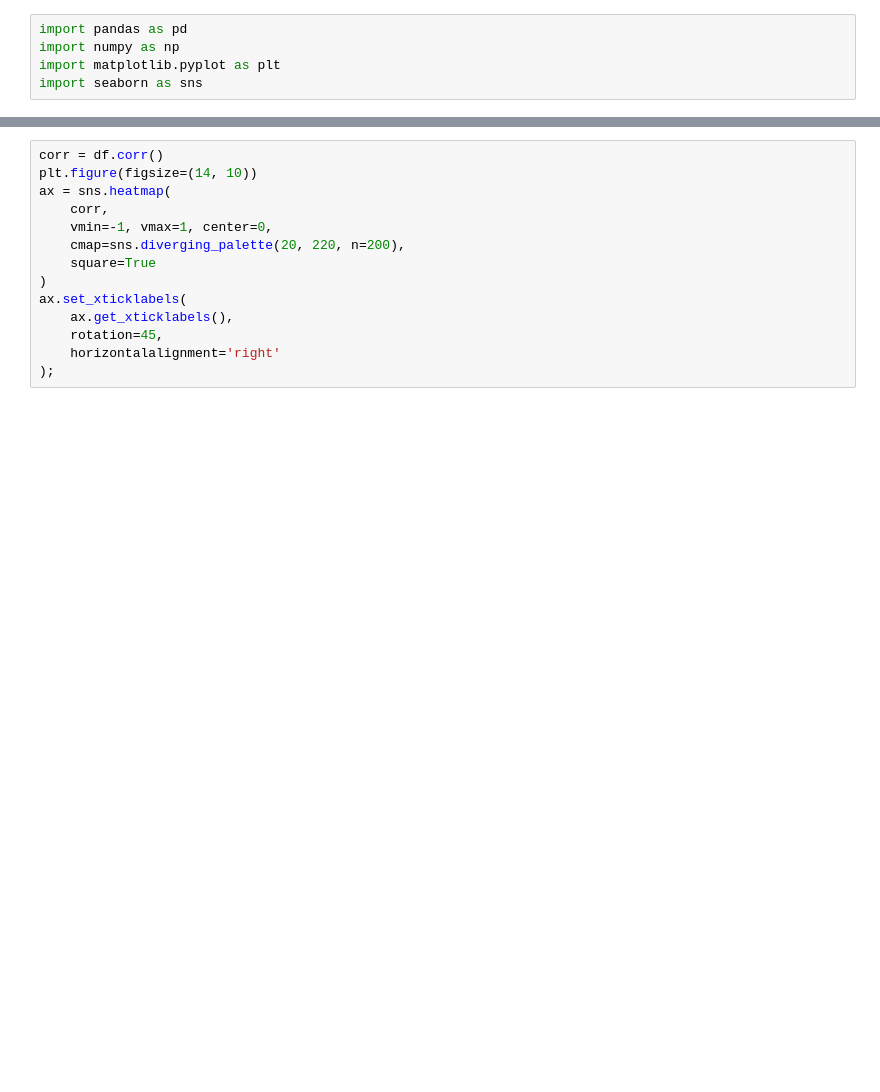
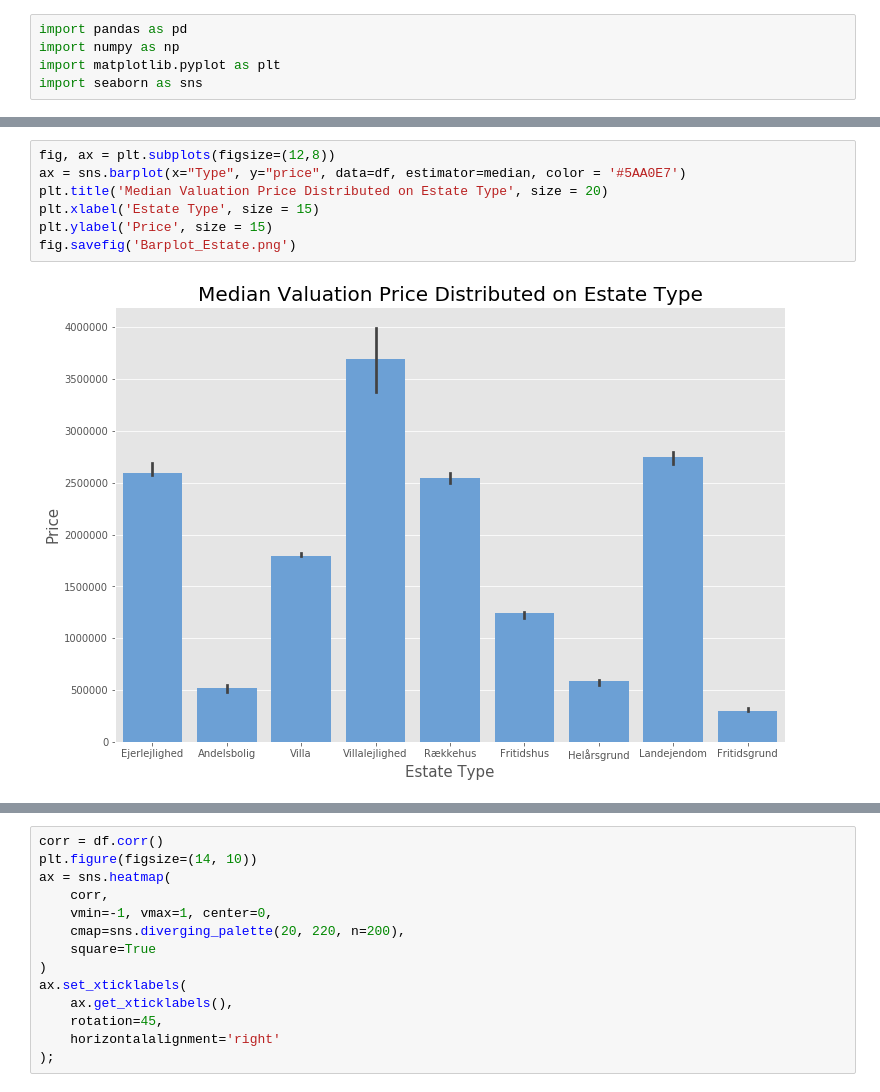
Before and after one commit to EsbenBL/Group-40---Exam, a Jupyter notebook: 01.5 Decriptives.ipynb, the cells around one changed output, grey strips where cells are left out. Cells and saved outputs as stored; diff of their text form; blank space fills up the shorter version.

```diff
--- a/01.5 Decriptives.ipynb
+++ b/01.5 Decriptives.ipynb
@@ -94,0 +43,9 @@ ax = sns.barplot(x="Type", y="price", data=df, estimator=median)
+# %%
+fig, ax = plt.subplots(figsize=(12,8))
+ax = sns.barplot(x="Type", y="price", data=df, estimator=median, color = '#5AA0E7')
+plt.title('Median Valuation Price Distributed on Estate Type', size = 20)
+plt.xlabel('Estate Type', size = 15)
+plt.ylabel('Price', size = 15)
+fig.savefig('Barplot_Estate.png')
+# %% [output]
+[figure, added]
```
Also changed, not shown: parts of 10 cells of this notebook, 11 other files.
